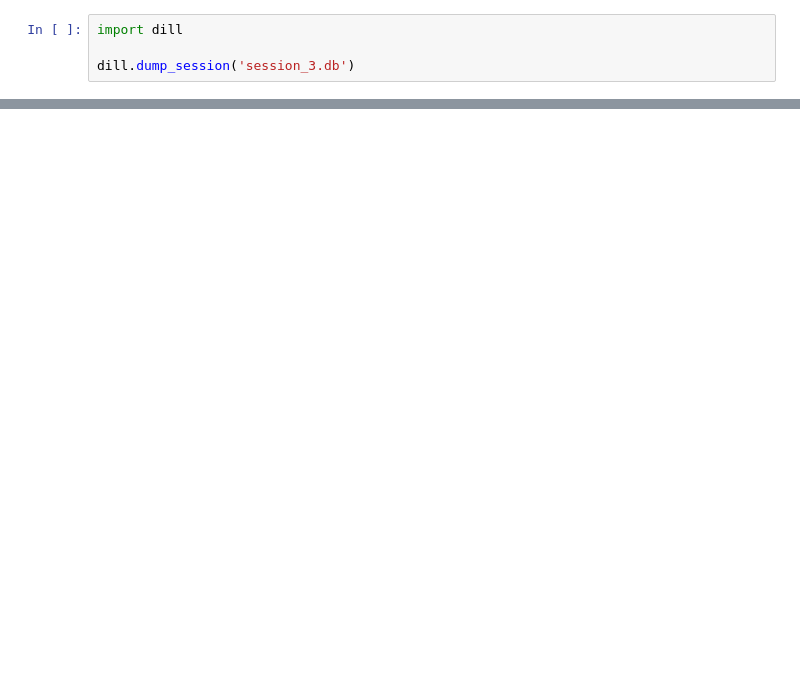
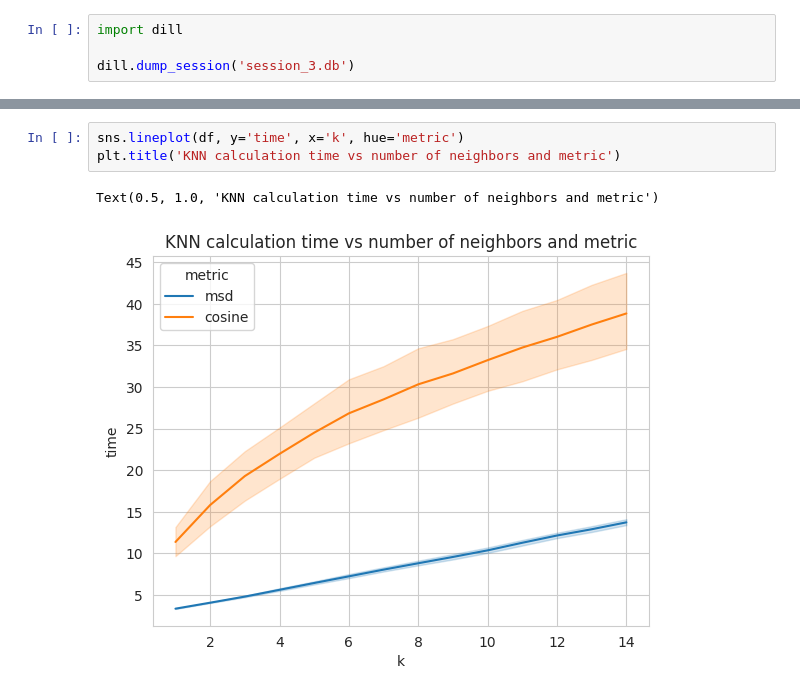
Before and after one commit to voorhs/recsys, a Jupyter notebook: hw1/exps.ipynb, the cells around one changed output, grey strips where cells are left out. Saved outputs shown, nothing was run; the diff lists cells and outputs as text; blank space fills up the shorter version.

```diff
--- a/hw1/exps.ipynb
+++ b/hw1/exps.ipynb
@@ -382,0 +595,6 @@ dill.dump_session('session_3.db')
+# %%
+sns.lineplot(df, y='time', x='k', hue='metric')
+plt.title('KNN calculation time vs number of neighbors and metric')
+# %% [output]
+Text(0.5, 1.0, 'KNN calculation time vs number of neighbors and metric')
+[figure, added]
```
Also changed, not shown: parts of 56 cells of this notebook.
